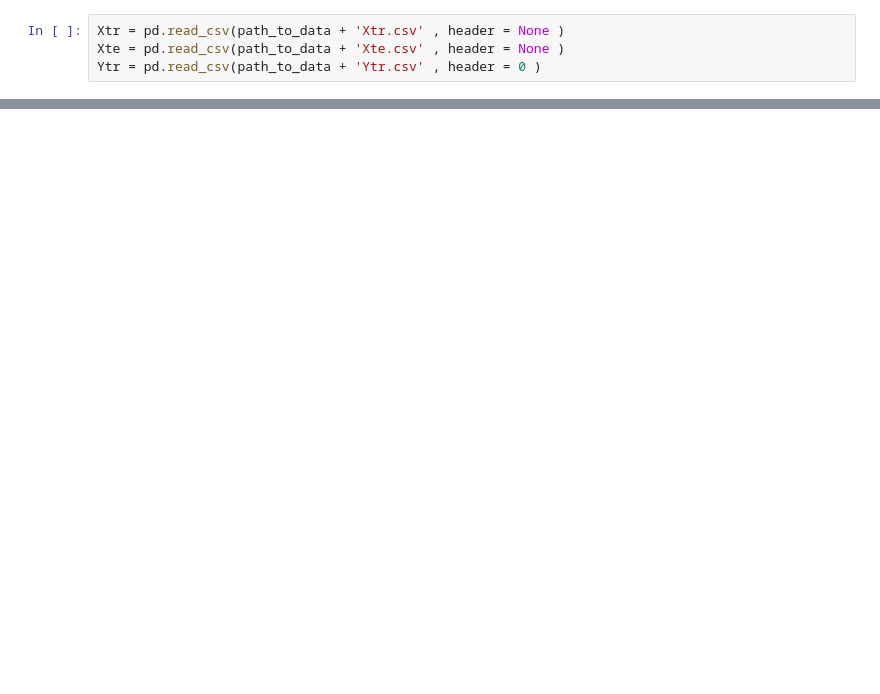
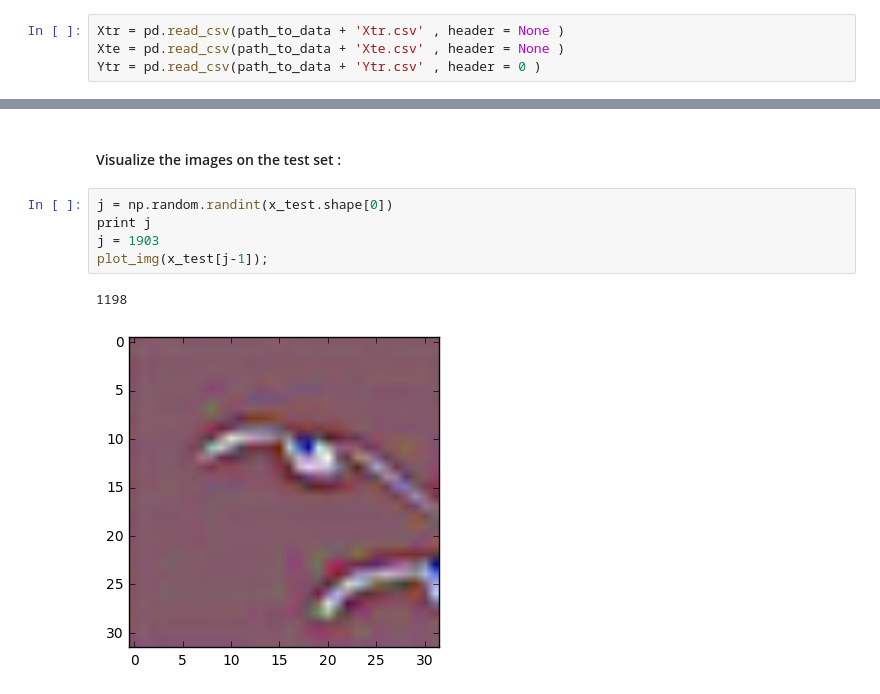
Before and after one commit to abyoussef/Kernel_Challenge, a Jupyter notebook: Kernel.ipynb, the cells around one changed output, grey strips where cells are left out. Saved outputs shown, nothing was run; the diff lists cells and outputs as text; blank space fills up the shorter version.

```diff
--- a/Kernel.ipynb
+++ b/Kernel.ipynb
@@ -44,0 +79,10 @@ x_im = plot_img(x_train[y1[245]])
+# %% [markdown]
+#### Visualize the images on the test set :
+# %%
+j = np.random.randint(x_test.shape[0])
+print j
+j = 1903
+plot_img(x_test[j-1]);
+# %% [output]
+1198
+[figure, added]
```
Also changed, not shown: parts of 16 cells of this notebook, 2 other files.
